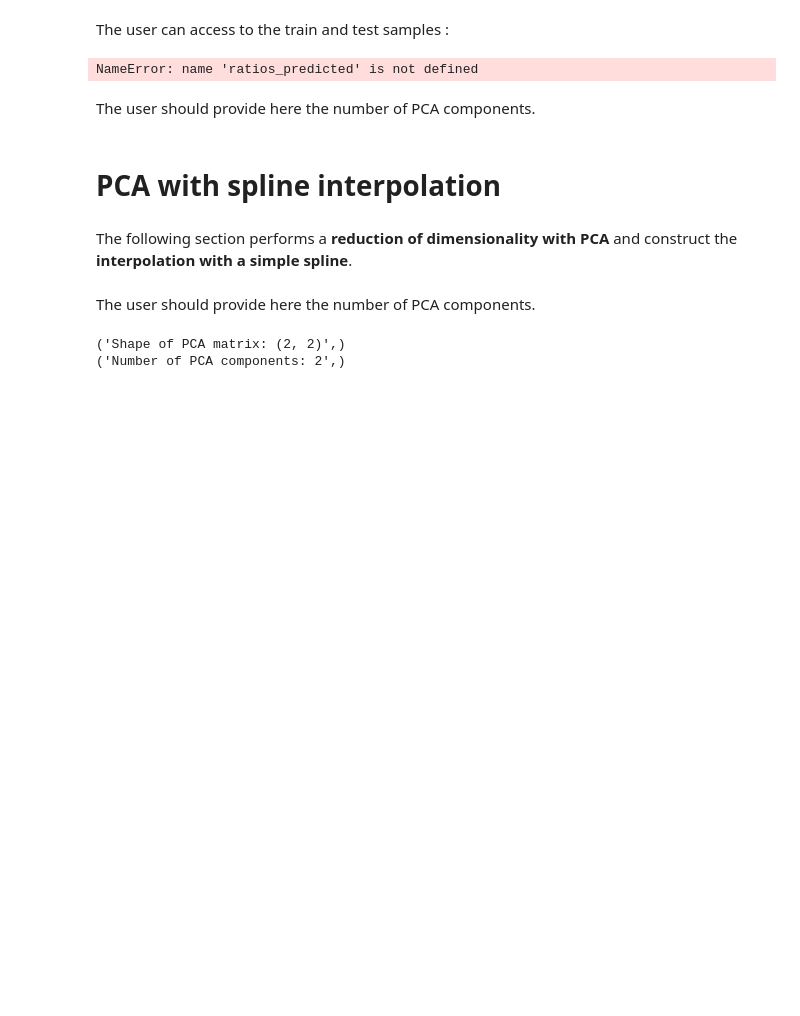
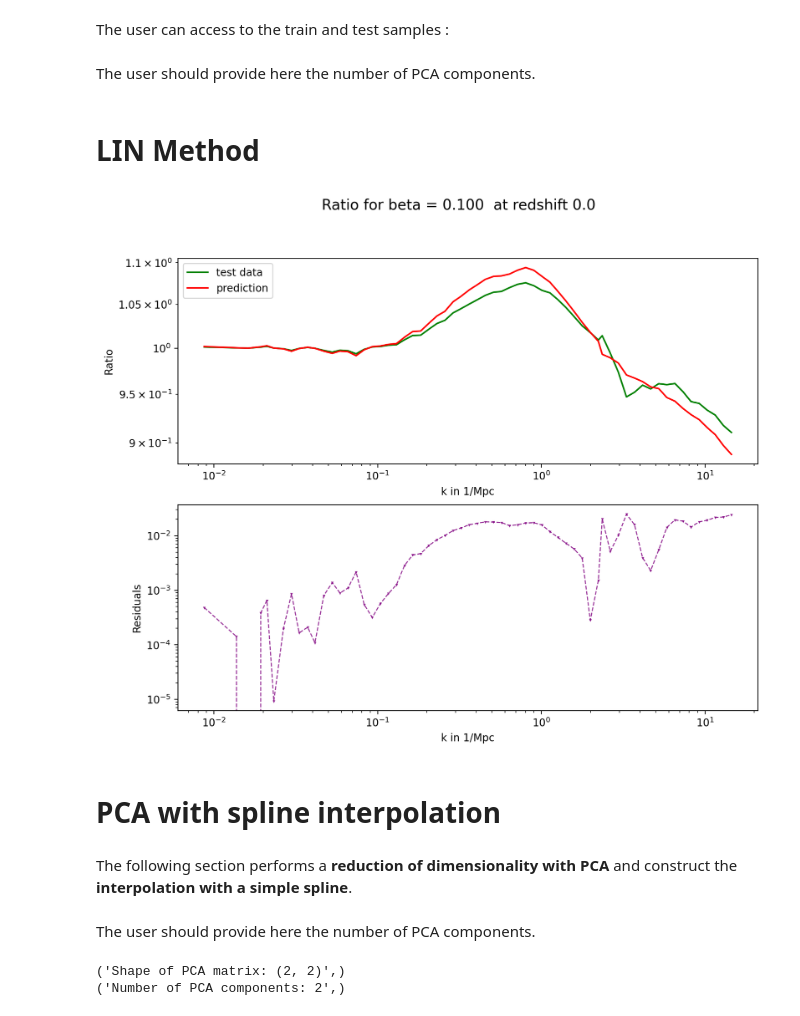
Before and after one commit to santiagocasas/looti-test-public, a Jupyter notebook: notebooks/Emulator_CoupledDE_Website.ipynb, the cells around one changed output. Drawn from its saved outputs; the diff is of its cells as text; code cells hidden in the pictures; blank space fills up the shorter version.

```diff
--- a/notebooks/Emulator_CoupledDE_Website.ipynb
+++ b/notebooks/Emulator_CoupledDE_Website.ipynb
@@ -136,5 +131,3 @@ emulation_data.test_samples[:,1]
 # %%
-pm.Plot_prediction_One_parameter(emulation_data, 0.098,ratios_predicted)
+#pm.Plot_prediction_One_parameter(emulation_data, 0.098,ratios_predicted)
-# %% [output]
-NameError: name 'ratios_predicted' is not defined
 # %%
@@ -146,2 +139,4 @@ pm.Plot_prediction_One_parameter(emulation_data, 0.098 , reconstructed_spectra,
 # %% [markdown]
 The user should provide here the number of PCA components.
+# %% [markdown]
+# LIN Method
@@ -148,3 +147,7 @@ The user should provide here the number of PCA components.
+# %%
+pm.Plot_prediction_One_parameter(emulation_data, 0.1,ratios_predicted_LIN, y_scale_log=True);
+# %% [output]
+[figure, added]
 # %% [markdown]
 # PCA with spline interpolation
 # %% [markdown]
```
Also changed, not shown: parts of 39 cells of this notebook, 4 other files.
